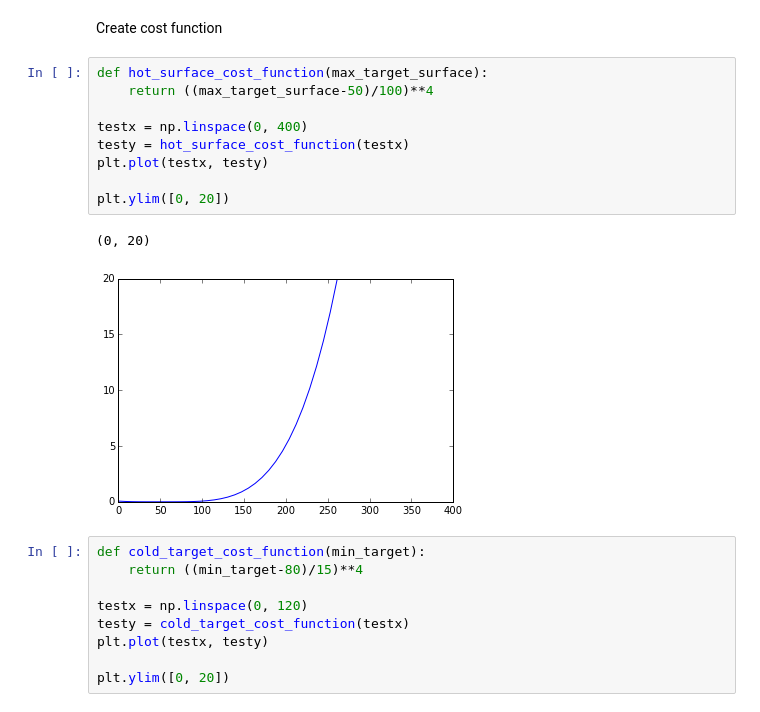
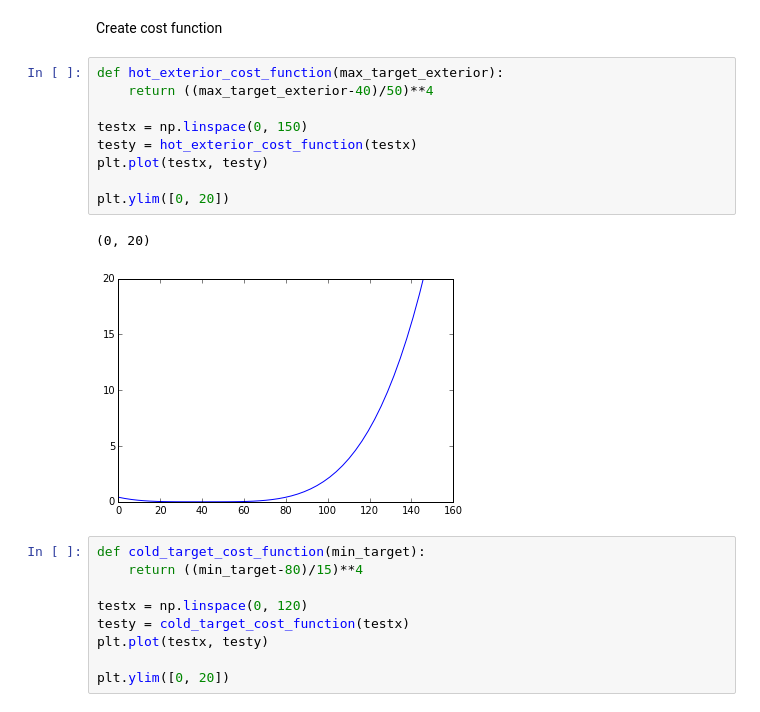
Before and after one commit to SimonBiggs/poc-brachyoptimisation, a Jupyter notebook: Proof of concept.ipynb, the cells around one changed output. Drawn from its saved outputs; the diff is of its cells as text.

```diff
--- a/Proof of concept.ipynb
+++ b/Proof of concept.ipynb
@@ -333,17 +333,17 @@ def display_results(dwell_times):
 # %% [markdown]
 Create cost function
 # %%
-def hot_surface_cost_function(max_target_surface):
-    return ((max_target_surface-50)/100)**4
+def hot_exterior_cost_function(max_target_exterior):
+    return ((max_target_exterior-40)/50)**4
 
-testx = np.linspace(0, 400)
-testy = hot_surface_cost_function(testx)
+testx = np.linspace(0, 150)
+testy = hot_exterior_cost_function(testx)
 plt.plot(testx, testy)
 
 plt.ylim([0, 20])
 # %% [output]
 (0, 20)
-[figure, old version]
+[figure, new version]
 # %%
 def cold_target_cost_function(min_target):
     return ((min_target-80)/15)**4
```
Also changed, not shown: parts of 14 cells of this notebook.
